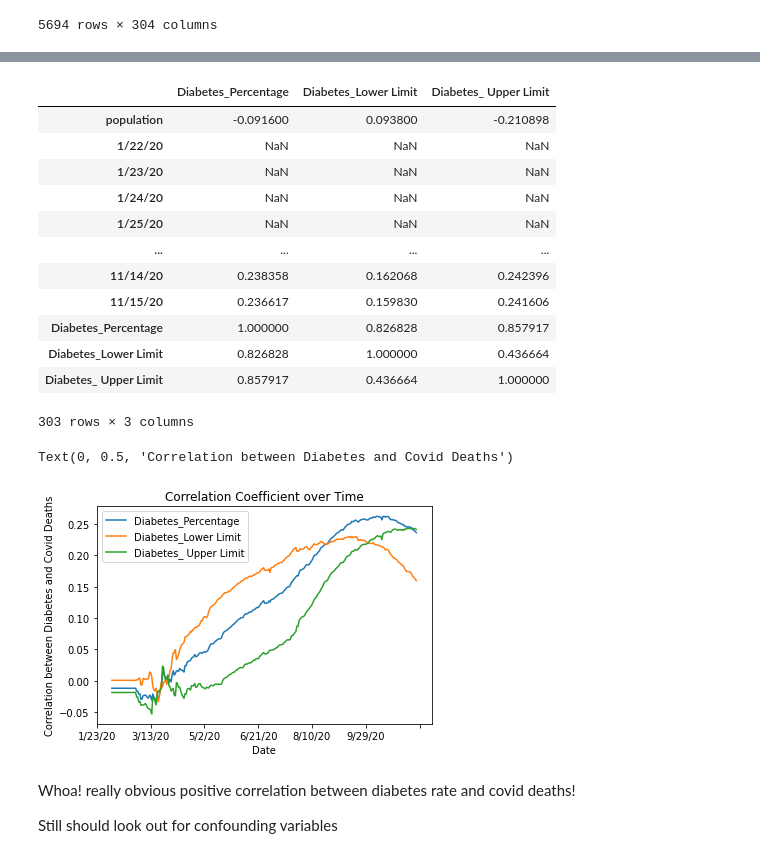
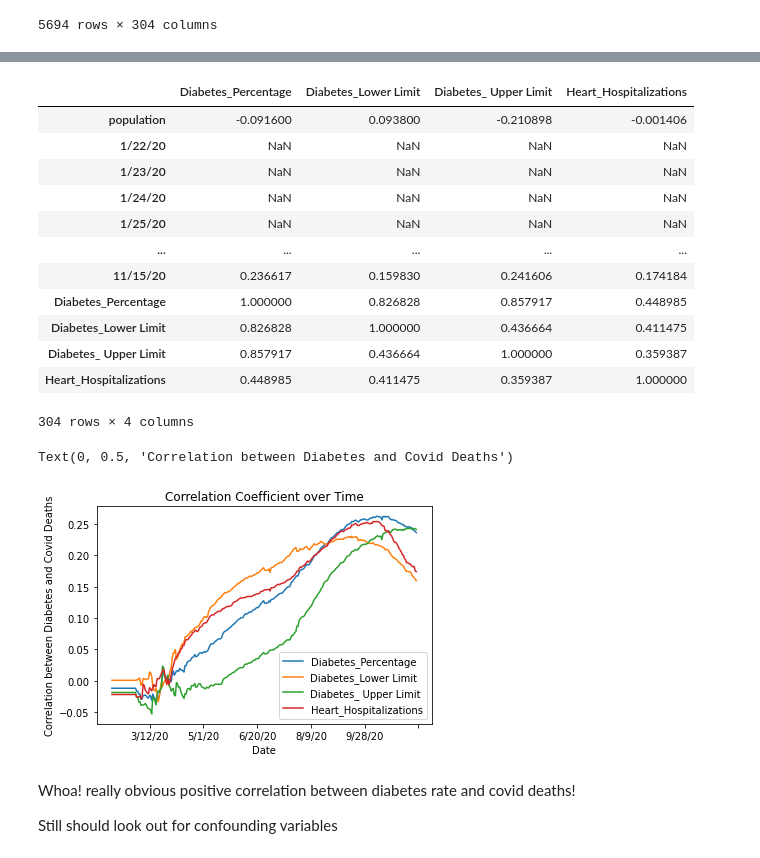
Before and after one commit to jayeokay/COVID-19, a Jupyter notebook: COVID Geographical Analysis.ipynb, the cells around one changed output, grey strips where cells are left out. Saved outputs shown, nothing was run; the diff lists cells and outputs as text; code cells hidden in the pictures.

Commit message:
Added heart disease data, cleaned up code

```diff
--- a/COVID Geographical Analysis.ipynb
+++ b/COVID Geographical Analysis.ipynb
@@ -212,0 +151,14 @@ county_cases[county_cases['countyFIPS'] == 0]
+# %%
+#only get relevant columns, give them relevant names
+temp = county_heart.iloc[:,[1,-3]]
+temp.columns = ['countyFIPS', 'Heart_Hospitalizations']
+
+#put NaNs in the rows with -1 (no data)
+temp = temp.replace(-1, np.NaN)
+
+#initially in rate per 1000, so divide it to be a percent
+temp['Heart_Hospitalizations'] /= 1000
+
+county_heart = temp
+
+county_heart
@@ -218,6 +186,19 @@ Note: work on reducing memory size of dataframes by downsizing big dtypes into s
 Note: clean up code
 
 Note: try looking at map/GIS libraries, see about overlaying the data onto map of USA
+# %%
+def merge_all(df, on = 'countyFIPS'):
+    '''
+    helper function to merge df with all useful datasets
+    '''
+    all_datasets = [county_diabetes, county_heart]
+
+    merged_df = df
+
+    for dataset in all_datasets:
+        merged_df = merged_df.merge(dataset, how = 'left', on = on)
+
+    return merged_df
 # %% [markdown]
 ### Covid cases
 # %%
@@ -351,0 +311,3 @@ main_deaths_df
+# %%
+main_deaths_df = merge_all(county_deaths_rate)
+main_deaths_df
@@ -352,30 +328,30 @@ main_deaths_df
 # %%
-correlation_deaths = main_deaths_df.drop(['countyFIPS','stateFIPS'],axis=1).corr().iloc[:, -3:]
+correlation_deaths = main_deaths_df.drop(['countyFIPS','stateFIPS'],axis=1).corr().iloc[:, -4:]
 correlation_deaths
 # %% [output]
-|  | Diabetes_Percentage | Diabetes_Lower Limit | Diabetes_ Upper Limit |
-| population | -0.091600 | 0.093800 | -0.210898 |
-| 1/22/20 | NaN | NaN | NaN |
-| 1/23/20 | NaN | NaN | NaN |
-| 1/24/20 | NaN | NaN | NaN |
-| 1/25/20 | NaN | NaN | NaN |
-| ... | ... | ... | ... |
-| 11/14/20 | 0.238358 | 0.162068 | 0.242396 |
-| 11/15/20 | 0.236617 | 0.159830 | 0.241606 |
-| Diabetes_Percentage | 1.000000 | 0.826828 | 0.857917 |
-| Diabetes_Lower Limit | 0.826828 | 1.000000 | 0.436664 |
-| Diabetes_ Upper Limit | 0.857917 | 0.436664 | 1.000000 |
+|  | Diabetes_Percentage | Diabetes_Lower Limit | Diabetes_ Upper Limit | Heart_Hospitalizations |
+| population | -0.091600 | 0.093800 | -0.210898 | -0.001406 |
+| 1/22/20 | NaN | NaN | NaN | NaN |
+| 1/23/20 | NaN | NaN | NaN | NaN |
+| 1/24/20 | NaN | NaN | NaN | NaN |
+| 1/25/20 | NaN | NaN | NaN | NaN |
+| ... | ... | ... | ... | ... |
+| 11/15/20 | 0.236617 | 0.159830 | 0.241606 | 0.174184 |
+| Diabetes_Percentage | 1.000000 | 0.826828 | 0.857917 | 0.448985 |
+| Diabetes_Lower Limit | 0.826828 | 1.000000 | 0.436664 | 0.411475 |
+| Diabetes_ Upper Limit | 0.857917 | 0.436664 | 1.000000 | 0.359387 |
+| Heart_Hospitalizations | 0.448985 | 0.411475 | 0.359387 | 1.000000 |
-303 rows × 3 columns
+304 rows × 4 columns
 # %%
 #graph the correlation coefficient over time between diabetes rate and covid deaths
 
-correlation.iloc[1:-3,:].plot(kind='line')
+correlation_deaths.iloc[1:-4,:].plot(kind='line')
 plt.title('Correlation Coefficient over Time')
 plt.xlabel('Date')
 plt.ylabel('Correlation between Diabetes and Covid Deaths')
 # %% [output]
 Text(0, 0.5, 'Correlation between Diabetes and Covid Deaths')
-[figure, old version]
+[figure, new version]
 # %% [markdown]
 Whoa! really obvious positive correlation between diabetes rate and covid deaths!
 
```
Also changed, not shown: parts of 30 cells of this notebook.
